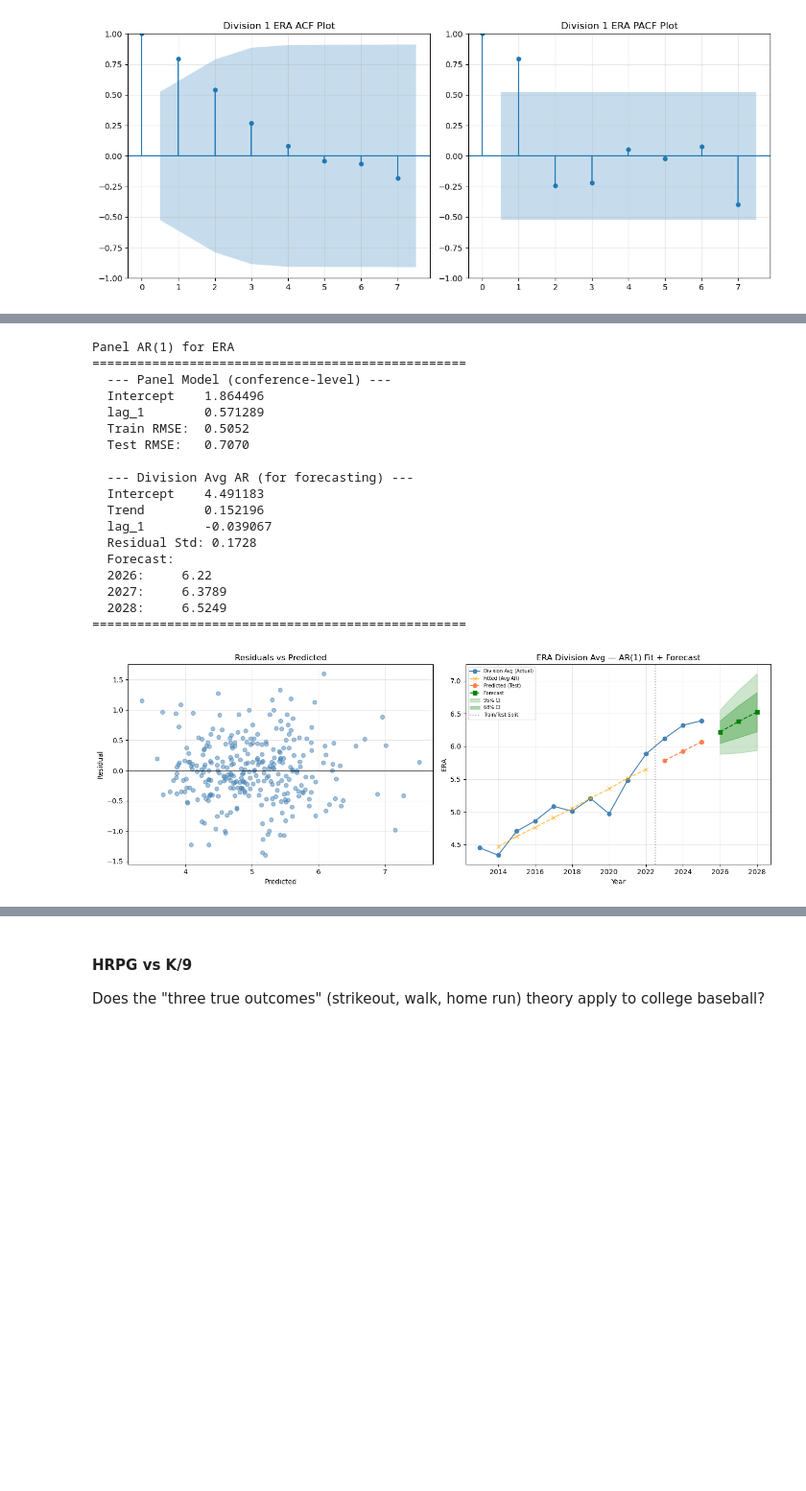
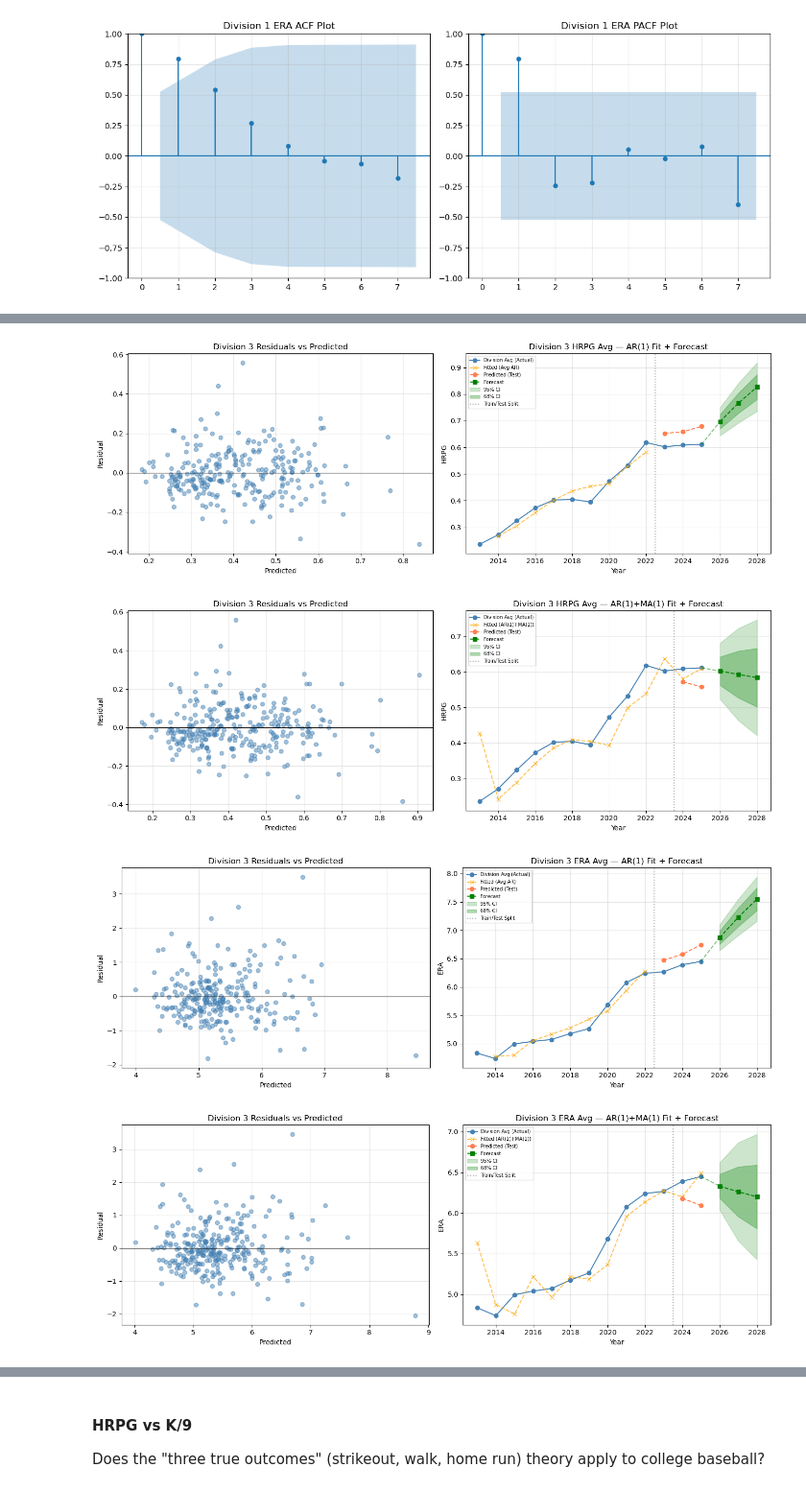
Before and after one commit to jeremym3817/DS4420-BiggsMarino-Final-Project, a Jupyter notebook: Jeremy Marino - DS4420 TimeSeries.ipynb, the cells around one changed output, grey strips where cells are left out. Shown at 96% size. Drawn from its saved outputs; the diff is of its cells as text; code cells hidden in the pictures; blank space fills up the shorter version.

```diff
--- a/Jeremy Marino - DS4420 TimeSeries.ipynb
+++ b/Jeremy Marino - DS4420 TimeSeries.ipynb
@@ -711,22 +905,11 @@ Panel AR(1) for HRPG
-# %%
-panel, coeffs, avg_coeffs, results = panel_ar(divison_1_df, 'ERA', lag=1, test_years=3, display_stats=True, forecast_years=3, visualizations=True)
-# %% [output]
-Panel AR(1) for ERA
-==================================================
-  --- Panel Model (conference-level) ---
-  Intercept    1.864496
-  lag_1        0.571289
-  Train RMSE:  0.5052
-  Test RMSE:   0.7070
-
-  --- Division Avg AR (for forecasting) ---
-  Intercept    4.491183
-  Trend        0.152196
-  lag_1        -0.039067
-  Residual Std: 0.1728
-  Forecast:
-  2026:     6.22
-  2027:     6.3789
-  2028:     6.5249
-==================================================
-[figure, removed]
+# %%
+ar_HRPG_div1 = list(panel_ar(divison_3_df, 'HRPG', div=3, lag=1, test_years=3, forecast_years=3, display_stats=False, visualizations=True))
+arima_HRPG_div1 = list(panel_ma(divison_3_df, 'HRPG', div=3, order=(1,0,1), display_stats=False, visualizations=True))
+
+ar_ERA_div1 = list(panel_ar(divison_3_df, 'ERA', div=3, lag=1, test_years=3, forecast_years=3, display_stats=False, visualizations=True))
+arima_ERA_div1 = list(panel_ma(divison_3_df, 'ERA', div=3, order=(1,0,1), display_stats=False, visualizations=True))
+# %% [output]
+[figure, added]
+[figure, added]
+[figure, added]
+[figure, added]
```
Also changed, not shown: parts of 17 cells of this notebook.
